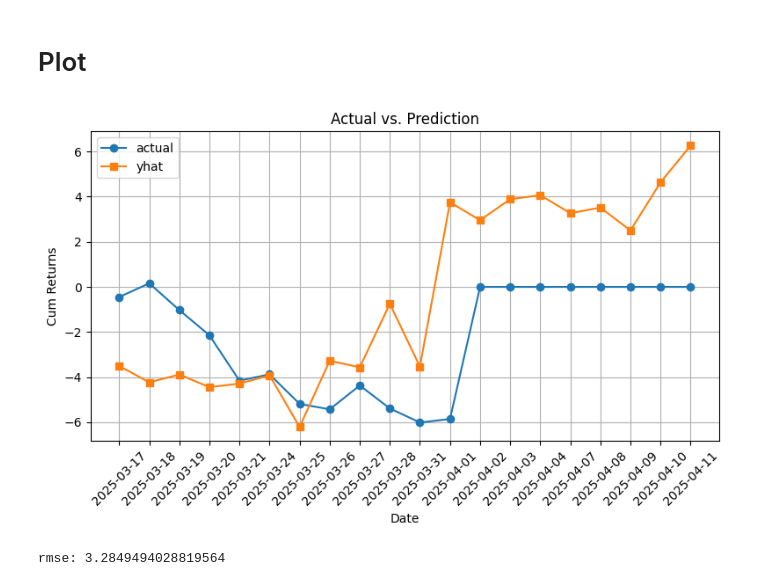
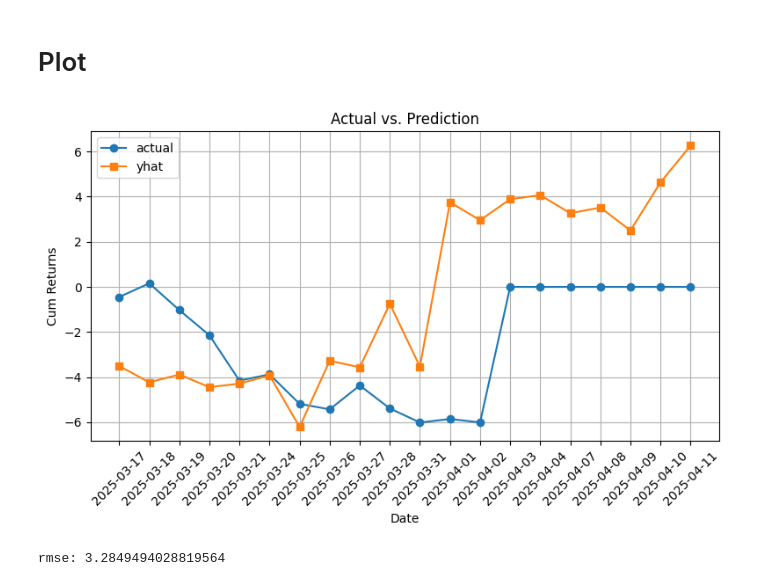
Before and after one commit to agux/marten, a Jupyter notebook: notebooks/0.1-misc.ipynb, the cells around one changed output. Drawn from its saved outputs; the diff is of its cells as text; code cells hidden in the pictures.

```diff
--- a/notebooks/0.1-misc.ipynb
+++ b/notebooks/0.1-misc.ipynb
@@ -686,7 +686,7 @@ actual = [
     -5.38822505930766229000,
     -6.01040155249514917200,
     -5.85692593719021850100,
-    0,
+    -6.00672639663896142600,
     0,
     0,
     0,
@@ -736,34 +736,34 @@ date = [
     "2025-04-03",
     "2025-04-04",
     "2025-04-07",
     "2025-04-08",
     "2025-04-09",
     "2025-04-10",
     "2025-04-11",
 ]
 
 # x-values as indices
 x_values = range(len(actual))
 
 plt.figure(figsize=(8, 5))  # optional: set figure size
 
 # Plot two lines, one for actual and one for predicted
 plt.plot(x_values, actual, marker="o", label="actual")
 plt.plot(x_values, predicted, marker="s", label="yhat")
 
 plt.title("Actual vs. Prediction")
 plt.xlabel("Date")
 plt.ylabel("Cum Returns")
 
 # Replace numeric x-ticks with the dates
 plt.xticks(x_values, date, rotation=45)
 
 plt.legend()
 plt.grid(True)
 plt.tight_layout()  # Helps ensure labels and ticks fit in the figure
 plt.show()
 # %% [output]
-[figure, old version]
+[figure, new version]
 # %%
 import statistics
 import numpy as np
```
Also changed, not shown: 1 other file.
